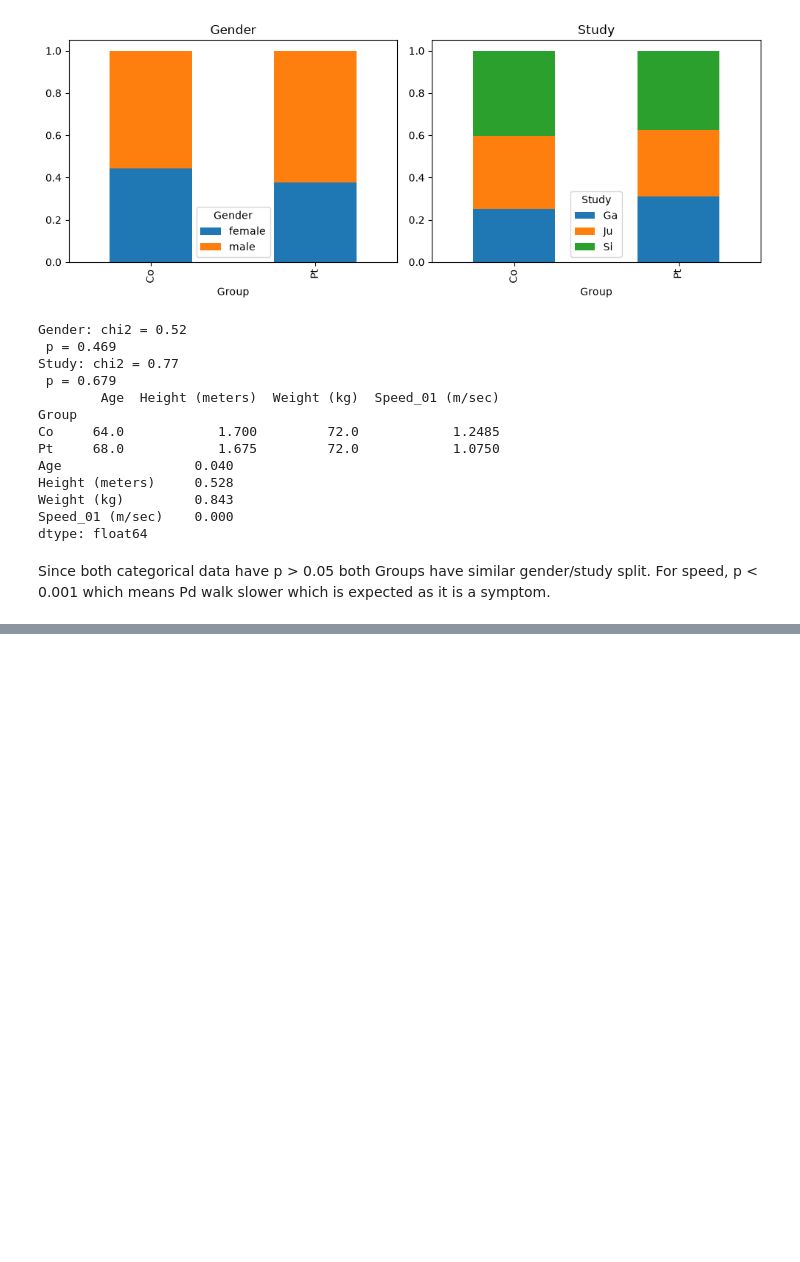
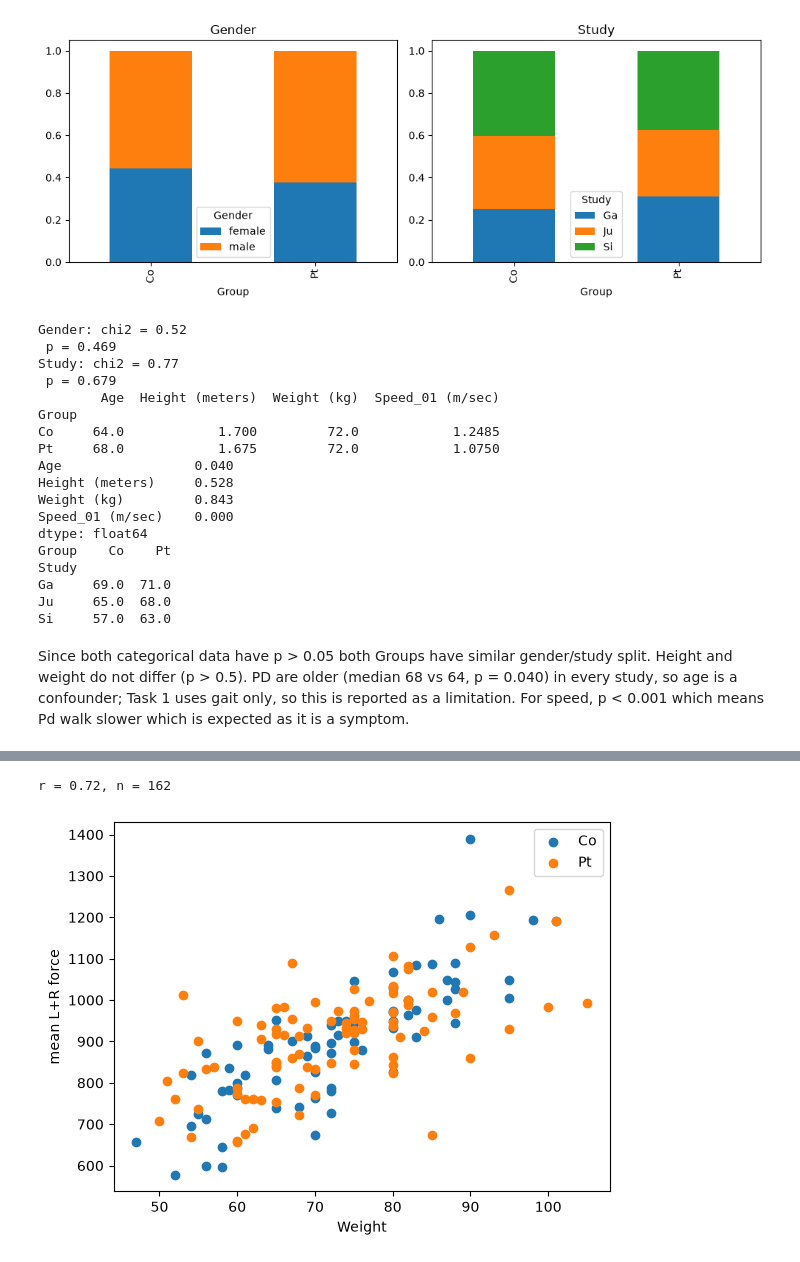
Before and after one commit to yenfay/it1244-project, a Jupyter notebook: notebooks/eda.ipynb, the cells around one changed output, grey strips where cells are left out. Saved outputs shown, nothing was run; the diff lists cells and outputs as text; code cells hidden in the pictures; blank space fills up the shorter version.

```diff
--- a/notebooks/eda.ipynb
+++ b/notebooks/eda.ipynb
@@ -4,9 +4,14 @@
 # fixing metadata
 import pandas as pd
 import os
+import sys
 import numpy as np
 import seaborn as sns
 import matplotlib.pyplot as plt
+from scipy.stats import mannwhitneyu, kruskal
+
+sys.path.append('../src')
+from data import load, parse_file_name
 
 metadata_file_path = '../data/others/subject_metadata.xls'
 metadata_df = pd.read_excel(metadata_file_path)
@@ -14,22 +19,22 @@ metadata_df = pd.read_excel(metadata_file_path)
 #Juc010 doesnt exist in raw dataset, fixing Ju study heights (cm to m)
 metadata_df = metadata_df.drop(metadata_df[(metadata_df['Study'] == 'Ju') & (metadata_df['Group'] == 'CO') & (metadata_df['Subjnum'] == 10)].index)
 metadata_df.loc[metadata_df['Study'] == 'Ju', 'Height (meters)'] /= 100
+
 # change CO/PD to Co/Pt so it matches file names
-
 metadata_df['Group'] = metadata_df['Group'].replace({'PD': 'Pt', 'CO':'Co'})
 
 # checking raw data (walking files)
-walking_file_path = '../data/processed'
+walking_file_path = '../data/raw'
 rows = []
 for file in sorted(os.listdir(walking_file_path)):
-    if not file.endswith('csv'):
+    if not file.endswith('txt'):
         continue
-    walk = pd.read_csv(os.path.join(walking_file_path, file))
+    walk = load(os.path.join(walking_file_path, file))
     time = walk.iloc[:, 0] #first col
     forces = walk.iloc[:, 1:] #remaining 18 col with forces
     rows.append({
         'file': file,
-        'study': file[:2],
+        **parse_file_name(file),
         'n_rows': len(walk),
         'duration_s': time.iloc[-1] - time.iloc[0],
         'has_nan': walk.isna().any().any(),
@@ -37,8 +42,9 @@ for file in sorted(os.listdir(walking_file_path)):
         'steady_100hz': np.allclose(np.diff(time), 0.01, atol=0.0002),
         # leading rows identical to the first row; 1 = no flat start
         'flat_start_rows': (forces != forces.iloc[0]).any(axis=1).to_numpy().argmax(),
+        'mean_force': (walk['L_total'] + walk['R_total']).mean(),
     })
-# ends up looking like [{'file': 'GaCo01_01.csv', 'study': 'Ga', 'n_rows': 12119, 'duration_s': 121.17, 'has_nan': False, 'has_negative': False, 'steady_100hz': True, 'flat_start_rows': 2}, ...]   # 306 dicts. so rows is 1D list with dicts
+# ends up looking like [{'file': 'GaCo01_01.txt', 'study': 'Ga', 'group': 'Co', 'subject': 'GaCo01', 'walk': 1, 'n_rows': 12119, 'duration_s': 121.17, 'has_nan': False, 'has_negative': False, 'steady_100hz': True, 'flat_start_rows': 2, 'mean_force': 1084.0}, ...]   # 306 dicts. so rows is 1D list with dicts
 quality_df = pd.DataFrame(rows)
 print(quality_df)
 # %% [output]
@@ -62,7 +68,14 @@ print(quality_df)
 # %%
 # has null or has_negative should be 0; steady_100hz should equal the number of walks
-display(quality_df[['has_nan', 'has_negative', 'steady_100hz']].sum())
+display(quality_df.sum())
+display(len(quality_df)) # == 306
 # duration by study
 display(quality_df.groupby('study')['duration_s'].describe())
 quality_df.boxplot(column='duration_s', by='study')
+
+walk01 = quality_df[quality_df['walk'] == 1]
+display(walk01.groupby(['study', 'group'])['duration_s'].median().unstack())
+ju = walk01[walk01['study'] == 'Ju']
+print(f"p = {mannwhitneyu(ju[ju['group'] == 'Co']['duration_s'], ju[ju['group'] == 'Pt']['duration_s']).pvalue:.3f}")
+print('max flat start rows:', quality_df['flat_start_rows'].max())
 # %% [output]
@@ -110,7 +152,7 @@ plt.tight_layout()
 [figure]
 [figure]
 # %%
-# numerical
+# numerical proof
 from scipy.stats import chi2_contingency
 from scipy.stats import mannwhitneyu
 
@@ -127,6 +169,7 @@ res = mannwhitneyu(pt[num_cols], co[num_cols], nan_policy='omit')
 
 print(metadata_df.groupby('Group')[num_cols].median())
 print(pd.Series(res.pvalue, index=num_cols).round(3))
+print(metadata_df.groupby(['Study', 'Group'])['Age'].median().unstack())
 # %% [output]
 Gender: chi2 = 0.52
  p = 0.469
@@ -141,5 +184,21 @@ Height (meters)     0.528
 Weight (kg)         0.843
 Speed_01 (m/sec)    0.000
 dtype: float64
+Group    Co    Pt
+Study
+Ga     69.0  71.0
+Ju     65.0  68.0
+Si     57.0  63.0
 # %% [markdown]
-Since both categorical data have p > 0.05 both Groups have similar gender/study split. For speed, p < 0.001 which means Pd walk slower which is expected as it is a symptom.
+Since both categorical data have p > 0.05 both Groups have similar gender/study split. Height and weight do not differ (p > 0.5). PD are older (median 68 vs 64, p = 0.040) in every study, so age is a confounder; Task 1 uses gait only, so this is reported as a limitation. For speed, p < 0.001 which means Pd walk slower which is expected as it is a symptom.
+# %%
+force_df = pd.merge(walk01, metadata_df[['ID', 'Weight (kg)']], how = 'left', left_on='subject', right_on='ID')
+display(force_df.head())
+for group in ['Co', 'Pt']:
+    g = force_df[force_df['group'] == group]
+    plt.scatter(g['Weight (kg)'], g['mean_force'], label =group)
+plt.xlabel('Weight')
+plt.ylabel('mean L+R force')
+plt.legend()
+print(f"r = {force_df['mean_force'].corr(force_df['Weight (kg)']):.2f}, n = {force_df['Weight (kg)'].notna().sum()}")
+# %% [output]
@@ -145,0 +211,2 @@ Since both categorical data have p > 0.05 both Groups have similar gender/study
+r = 0.72, n = 162
+[figure, added]
```
Also changed, not shown: parts of 13 cells of this notebook, 3 other files.
